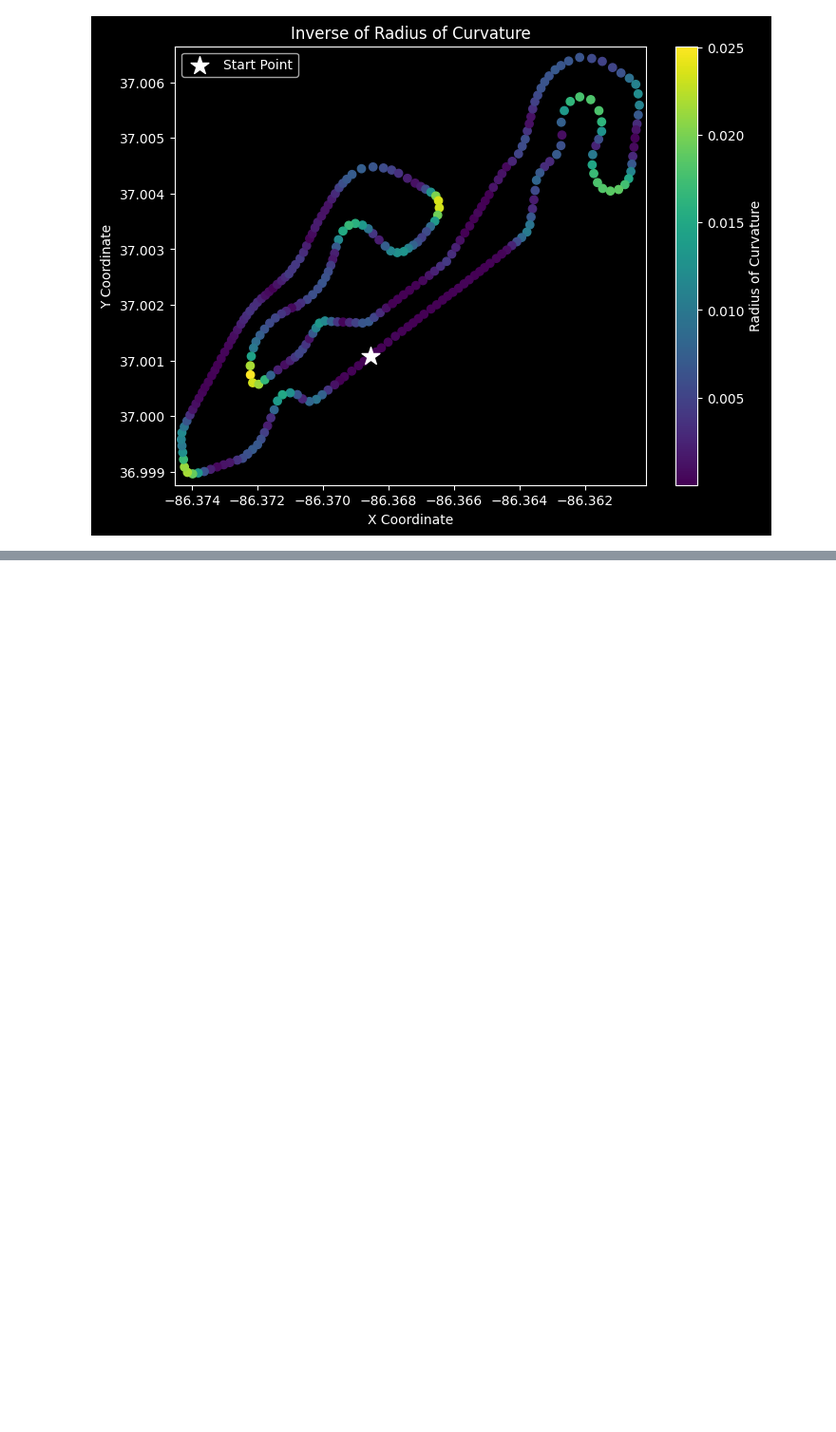
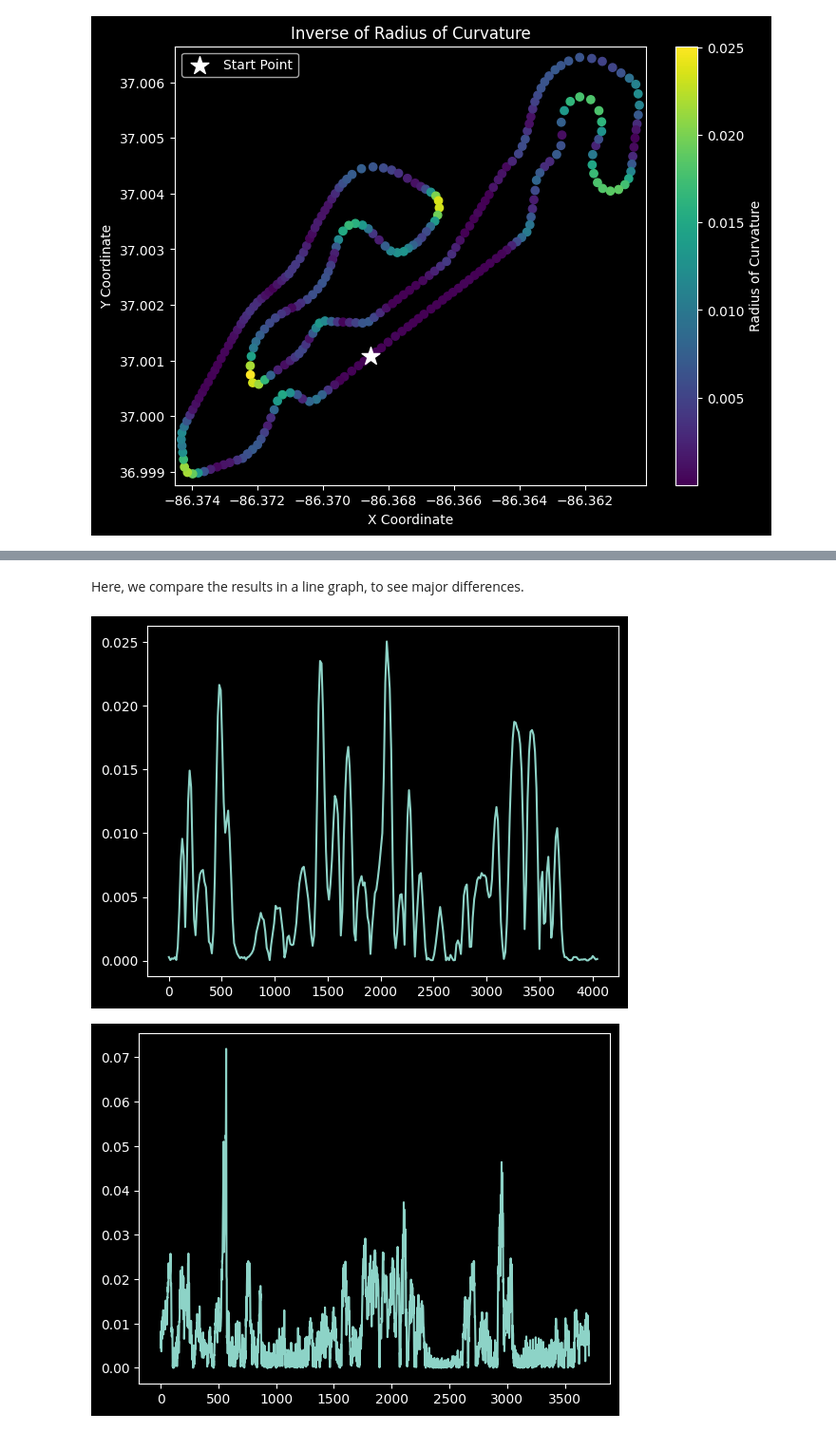
Before and after one commit to UBC-Solar/data_analysis, a Jupyter notebook: v4/localization_with_acceleration/acceleration.ipynb, the cells around one changed output, grey strips where cells are left out. Shown at 95% size. Drawn from its saved outputs; the diff is of its cells as text; code cells hidden in the pictures; blank space fills up the shorter version.

```diff
--- a/v4/localization_with_acceleration/acceleration.ipynb
+++ b/v4/localization_with_acceleration/acceleration.ipynb
@@ -456,0 +522,4 @@ plt.show()
+# %%
+calculated_radius = calculate_radius_from_scaled_velocity(motor, x, y, 0.1)
+
+radius_with_xy = 1/calculated_radius
@@ -456,0 +532,29 @@ plt.show()
+# %%
+def calculate_radius_direct(v, a_centripetal):
+    """
+    Calculates radius of curvature directly from velocity and centripetal acceleration.
+
+    Parameters:
+    -----------
+    v : np.ndarray
+        Linear velocity (speed) in m/s.
+    a_centripetal : np.ndarray
+        The lateral/centripetal component of acceleration in m/s^2.
+    """
+    # Initialize with infinity (represents driving straight)
+    radius = np.full_like(v, np.inf, dtype=float)
+
+    # Create a mask to avoid DivisionByZero or invalid math
+    # 1. Must be moving (v > 0)
+    # 2. Must be turning (a_c > 0)
+    mask = (np.abs(a_centripetal) > 1e-5) & (np.abs(v) > 1e-5)
+
+    # R = v^2 / a_c
+    radius[mask] = (v[mask]**2) / np.abs(a_centripetal[mask])
+
+    return radius
+# %%
+centri_radius= calculate_radius_direct(motor, y)
+calculate_radius_yonly = 1/centri_radius
+print(calculate_radius_yonly)
+len(calculate_radius_yonly)
@@ -456,0 +663,12 @@ plt.show()
+# %% [markdown]
+Here, we compare the results in a line graph, to see major differences.
+# %%
+plt.plot(np.arange(len(radius_of_curvature))*14, radius_of_curvature)
+plt.show()
+plt.plot(range(len(calculate_radius_yonly)), calculate_radius_yonly)
+plt.show()
+plt.plot(range(len(radius_with_xy)), radius_with_xy)
+plt.show()
+# %% [output]
+[figure, added]
+[figure, added]
```
Also changed, not shown: parts of 33 cells of this notebook.
